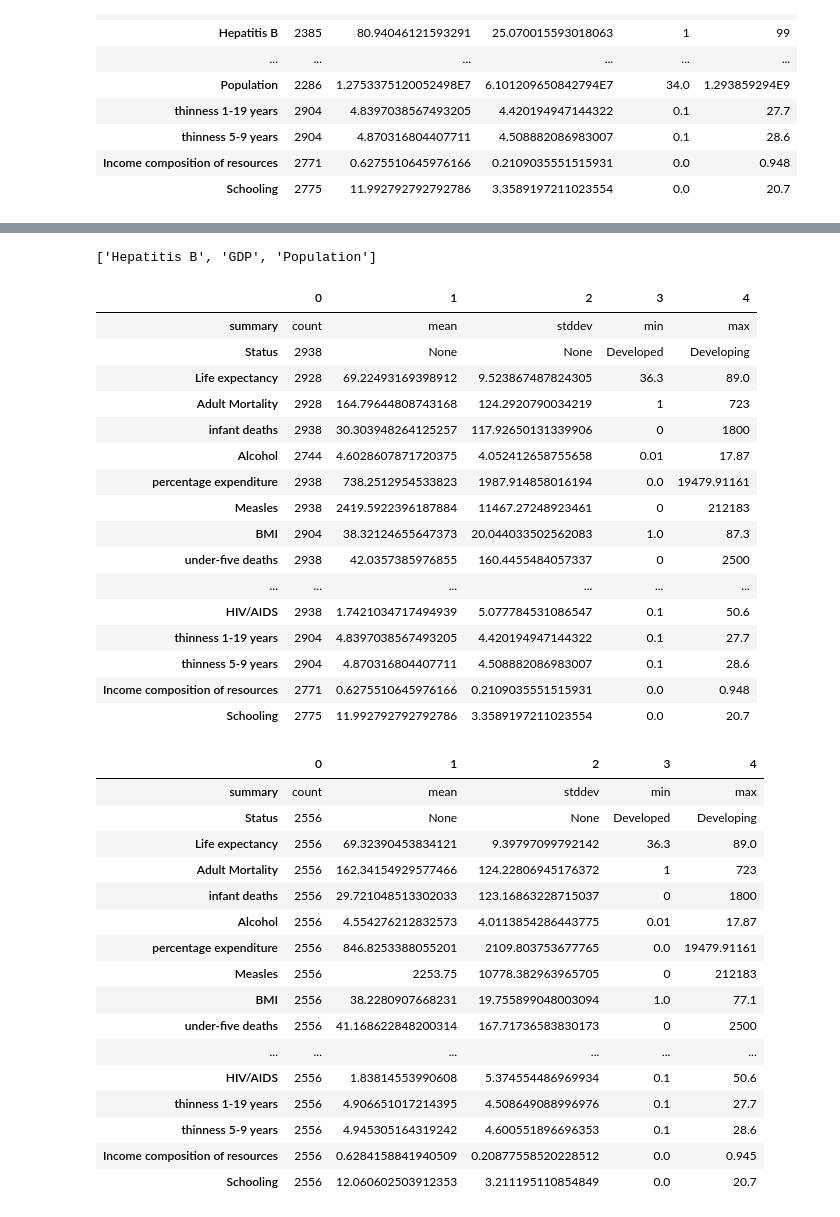
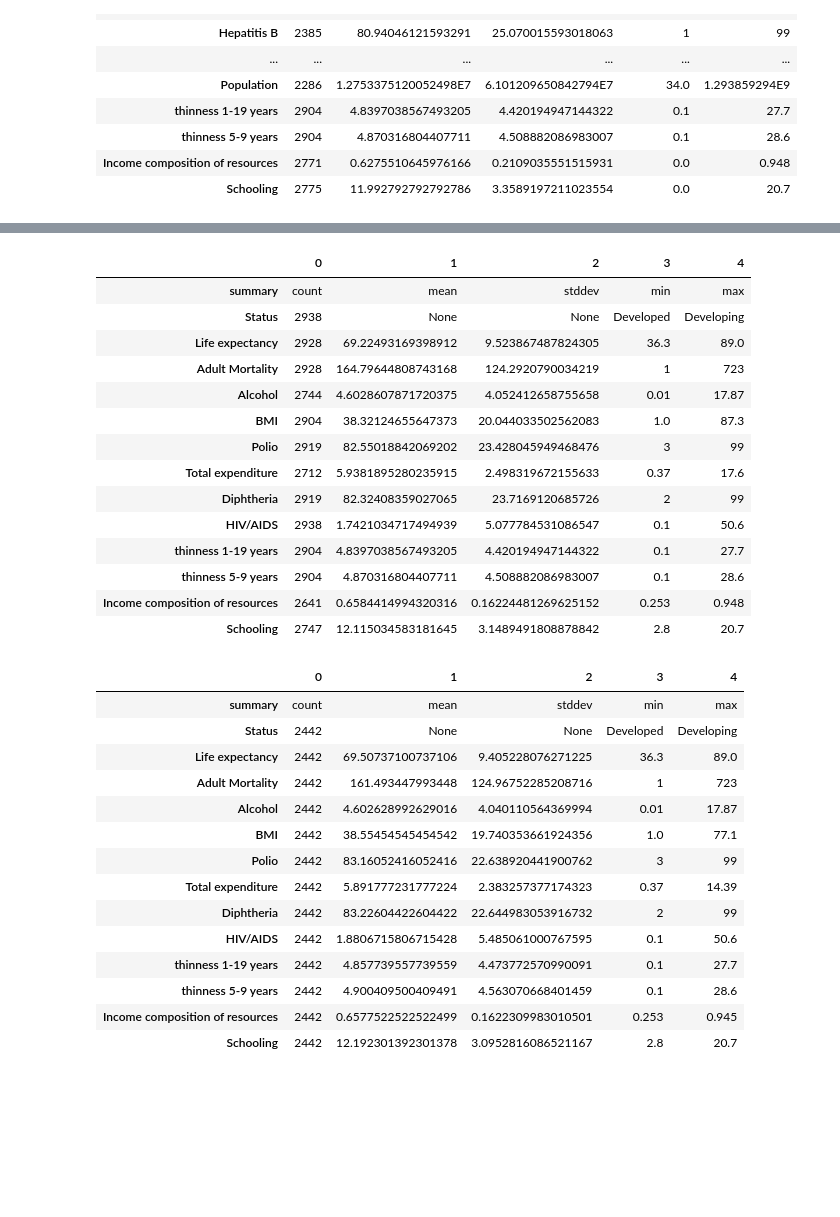
Before and after one commit to Ethan999/722_i4_BDAS, a Jupyter notebook: life_expectancy.ipynb, the cells around one changed output, grey strips where cells are left out. Drawn from its saved outputs; the diff is of its cells as text; code cells hidden in the pictures; blank space fills up the shorter version.

```diff
--- a/life_expectancy.ipynb
+++ b/life_expectancy.ipynb
@@ -82,8 +80,8 @@ dataSet.groupby('Status').count().toPandas()
 | 1 | Developing | 2426 |
 [figure]
 # %%
-numeric_features = ['Life expectancy ', 'Adult Mortality', 'infant deaths', 'Alcohol', 'percentage expenditure', 'Hepatitis B', 'Measles ', ' BMI ', 'under-five deaths ', 'Polio', ' HIV/AIDS', 'GDP', 'Income composition of resources', 'Schooling']
-#numeric_features = [t[0] for t in dataSet.dtypes if t[1] == 'int' or t[1] == 'double']
+numeric_features = ['Life expectancy ', 'Adult Mortality','Alcohol', 'Hepatitis B', ' BMI ', 'under-five deaths ',
+                    'Polio', ' HIV/AIDS', 'GDP', 'Income composition of resources', 'Schooling']
 sampled_data = dataSet.select(numeric_features).sample(False, 0.8).toPandas()
 axs = pd.plotting.scatter_matrix(sampled_data, figsize=(15, 15))
 n = len(sampled_data.columns)
@@ -117,3 +115,13 @@ for i in range(n):
 | thinness 5-9 years | 2904 | 4.870316804407711 | 4.508882086983007 | 0.1 | 28.6 |
 | Income composition of resources | 2771 | 0.6275510645976166 | 0.2109035551515931 | 0.0 | 0.948 |
 | Schooling | 2775 | 11.992792792792786 | 3.3589197211023554 | 0.0 | 20.7 |
+# %%
+from pyspark.sql.functions import lit, col, when
+
+def replace(column, value):
+    return when(column != value, column).otherwise(lit(None))
+
+numeric_features = [t[0] for t in dataSet.dtypes if t[1] == 'int' or t[1] == 'double']
+for i in numeric_features:
+    dataSet = dataSet.withColumn(i, replace(col(i), 0))
+dataSet.describe().toPandas().T
@@ -120,56 +146,44 @@ for i in range(n):
 # %%
 data_count = (dataSet.describe()).toPandas().loc[0]
-columns_to_drop =[column for column in dataSet.columns if int(data_count[column]) < 2700]
-print(columns_to_drop)
-
+columns_to_drop =[column for column in dataSet.columns if int(data_count[column]) < 2600]
 data_clean = dataSet.select([column for column in dataSet.columns if column not in columns_to_drop])
-
+columns_to_drop = ['Country', 'Year']
+data_clean = data_clean.select([column for column in data_clean.columns if column not in columns_to_drop])
 (data_clean.describe()).toPandas().T
-
-columns_to_drop = ['Country', 'Year']
-
-data_clean = data_clean.select([column for column in data_clean.columns if column not in columns_to_drop])
-
-(data_clean.describe()).toPandas().T
 # %% [output]
-['Hepatitis B', 'GDP', 'Population']
 |  | 0 | 1 | 2 | 3 | 4 |
 | summary | count | mean | stddev | min | max |
 | Status | 2938 | None | None | Developed | Developing |
 | Life expectancy | 2928 | 69.22493169398912 | 9.523867487824305 | 36.3 | 89.0 |
 | Adult Mortality | 2928 | 164.79644808743168 | 124.2920790034219 | 1 | 723 |
-| infant deaths | 2938 | 30.303948264125257 | 117.92650131339906 | 0 | 1800 |
 | Alcohol | 2744 | 4.6028607871720375 | 4.052412658755658 | 0.01 | 17.87 |
-| percentage expenditure | 2938 | 738.2512954533823 | 1987.914858016194 | 0.0 | 19479.91161 |
-| Measles | 2938 | 2419.5922396187884 | 11467.27248923461 | 0 | 212183 |
 | BMI | 2904 | 38.32124655647373 | 20.044033502562083 | 1.0 | 87.3 |
-| under-five deaths | 2938 | 42.0357385976855 | 160.4455484057337 | 0 | 2500 |
-| ... | ... | ... | ... | ... | ... |
+| Polio | 2919 | 82.55018842069202 | 23.428045949468476 | 3 | 99 |
+| Total expenditure | 2712 | 5.9381895280235915 | 2.498319672155633 | 0.37 | 17.6 |
+| Diphtheria | 2919 | 82.32408359027065 | 23.7169120685726 | 2 | 99 |
 | HIV/AIDS | 2938 | 1.7421034717494939 | 5.077784531086547 | 0.1 | 50.6 |
 | thinness 1-19 years | 2904 | 4.8397038567493205 | 4.420194947144322 | 0.1 | 27.7 |
 | thinness 5-9 years | 2904 | 4.870316804407711 | 4.508882086983007 | 0.1 | 28.6 |
-| Income composition of resources | 2771 | 0.6275510645976166 | 0.2109035551515931 | 0.0 | 0.948 |
-| Schooling | 2775 | 11.992792792792786 | 3.3589197211023554 | 0.0 | 20.7 |
+| Income composition of resources | 2641 | 0.6584414994320316 | 0.16224481269625152 | 0.253 | 0.948 |
+| Schooling | 2747 | 12.115034583181645 | 3.1489491808878842 | 2.8 | 20.7 |
 # %%
 data_clean = data_clean.na.drop(how='any')
 (data_clean.describe()).toPandas().T
 # %% [output]
 |  | 0 | 1 | 2 | 3 | 4 |
 | summary | count | mean | stddev | min | max |
-| Status | 2556 | None | None | Developed | Developing |
-| Life expectancy | 2556 | 69.32390453834121 | 9.39797099792142 | 36.3 | 89.0 |
-| Adult Mortality | 2556 | 162.34154929577466 | 124.22806945176372 | 1 | 723 |
-| infant deaths | 2556 | 29.721048513302033 | 123.16863228715037 | 0 | 1800 |
-| Alcohol | 2556 | 4.554276212832573 | 4.0113854286443775 | 0.01 | 17.87 |
-| percentage expenditure | 2556 | 846.8253388055201 | 2109.803753677765 | 0.0 | 19479.91161 |
-| Measles | 2556 | 2253.75 | 10778.382963965705 | 0 | 212183 |
-| BMI | 2556 | 38.2280907668231 | 19.755899048003094 | 1.0 | 77.1 |
-| under-five deaths | 2556 | 41.168622848200314 | 167.71736583830173 | 0 | 2500 |
-| ... | ... | ... | ... | ... | ... |
-| HIV/AIDS | 2556 | 1.83814553990608 | 5.374554486969934 | 0.1 | 50.6 |
-| thinness 1-19 years | 2556 | 4.906651017214395 | 4.508649088996976 | 0.1 | 27.7 |
-| thinness 5-9 years | 2556 | 4.945305164319242 | 4.600551896696353 | 0.1 | 28.6 |
-| Income composition of resources | 2556 | 0.6284158841940509 | 0.20877558520228512 | 0.0 | 0.945 |
-| Schooling | 2556 | 12.060602503912353 | 3.211195110854849 | 0.0 | 20.7 |
+| Status | 2442 | None | None | Developed | Developing |
+| Life expectancy | 2442 | 69.50737100737106 | 9.405228076271225 | 36.3 | 89.0 |
+| Adult Mortality | 2442 | 161.493447993448 | 124.96752285208716 | 1 | 723 |
+| Alcohol | 2442 | 4.602628992629016 | 4.040110564369994 | 0.01 | 17.87 |
+| BMI | 2442 | 38.55454545454542 | 19.740353661924356 | 1.0 | 77.1 |
+| Polio | 2442 | 83.16052416052416 | 22.638920441900762 | 3 | 99 |
+| Total expenditure | 2442 | 5.891777231777224 | 2.383257377174323 | 0.37 | 14.39 |
+| Diphtheria | 2442 | 83.22604422604422 | 22.644983053916732 | 2 | 99 |
+| HIV/AIDS | 2442 | 1.8806715806715428 | 5.485061000767595 | 0.1 | 50.6 |
+| thinness 1-19 years | 2442 | 4.857739557739559 | 4.473772570990091 | 0.1 | 27.7 |
+| thinness 5-9 years | 2442 | 4.900409500409491 | 4.563070668401459 | 0.1 | 28.6 |
+| Income composition of resources | 2442 | 0.6577522522522499 | 0.1622309983010501 | 0.253 | 0.945 |
+| Schooling | 2442 | 12.192301392301378 | 3.0952816086521167 | 2.8 | 20.7 |
 # %%
 from pyspark.ml.feature import StringIndexer
```
Also changed, not shown: parts of 29 cells of this notebook.
